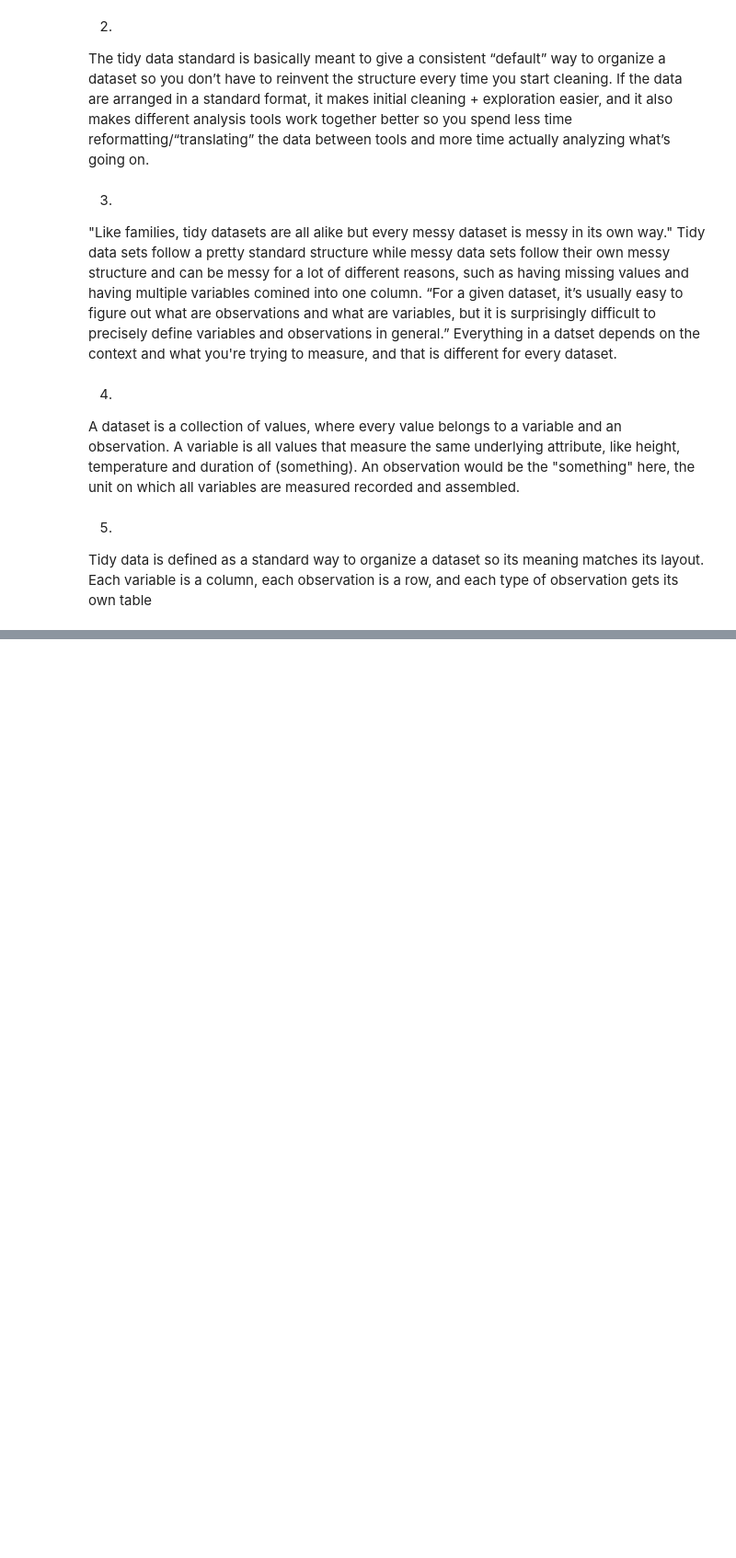
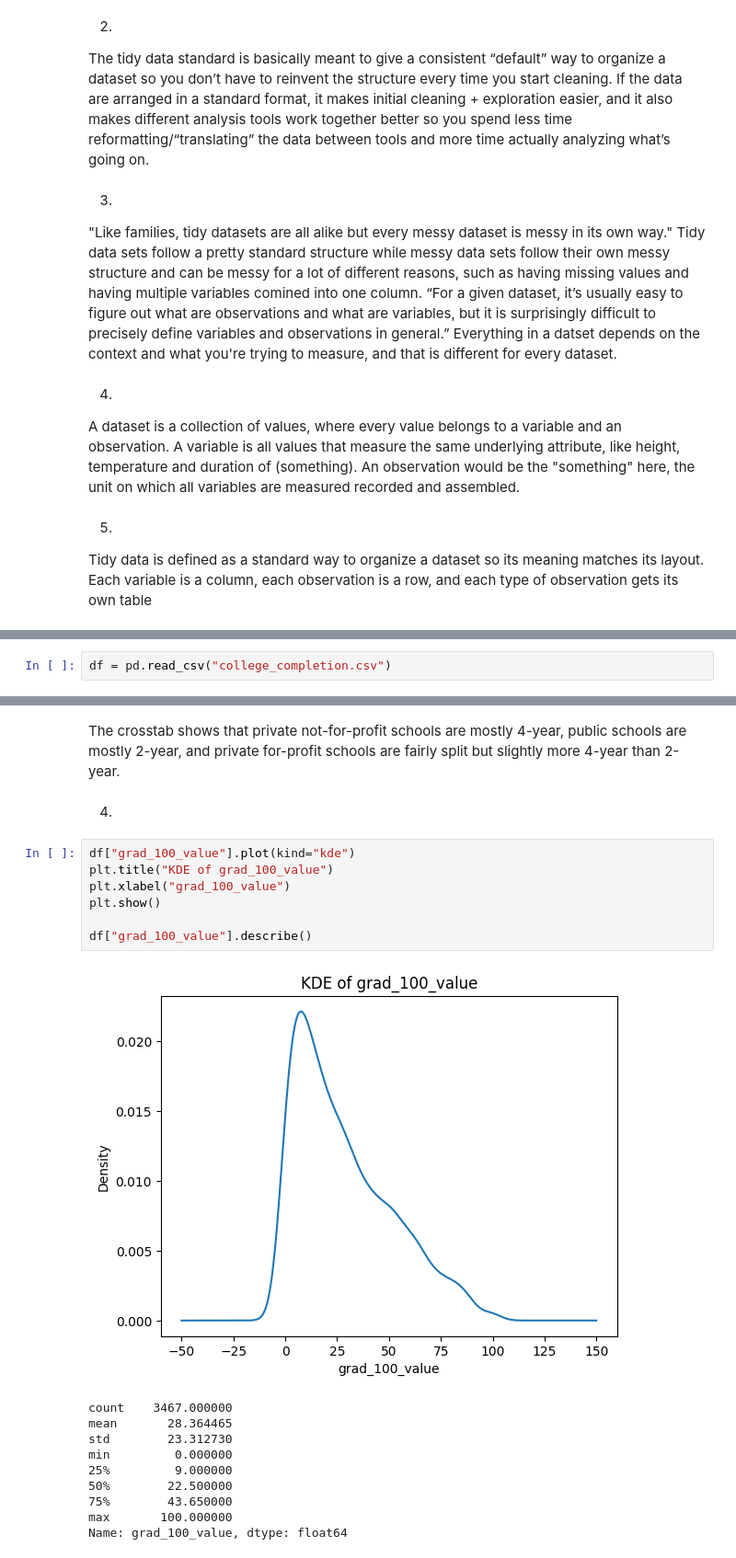
Before and after one commit to an9o/DS3021_Assignments, a Jupyter notebook: Answers.ipynb, the cells around one changed output, grey strips where cells are left out. Shown at 92% size. Cells and saved outputs as stored; diff of their text form; blank space fills up the shorter version.

```diff
--- a/Answers.ipynb
+++ b/Answers.ipynb
@@ -534,0 +704,2 @@ Tidy data is defined as a standard way to organize a dataset so its meaning matc
+# %%
+df = pd.read_csv("college_completion.csv")
@@ -534,0 +732,22 @@ Tidy data is defined as a standard way to organize a dataset so its meaning matc
+# %% [markdown]
+The crosstab shows that private not-for-profit schools are mostly 4-year, public schools are mostly 2-year, and private for-profit schools are fairly split but slightly more 4-year than 2-year.
+# %% [markdown]
+4.
+# %%
+df["grad_100_value"].plot(kind="kde")
+plt.title("KDE of grad_100_value")
+plt.xlabel("grad_100_value")
+plt.show()
+
+df["grad_100_value"].describe()
+# %% [output]
+[figure, added]
+count    3467.000000
+mean       28.364465
+std        23.312730
+min         0.000000
+25%         9.000000
+50%        22.500000
+75%        43.650000
+max       100.000000
+Name: grad_100_value, dtype: float64
```
Also changed, not shown: parts of 57 cells of this notebook, 4 other files.
